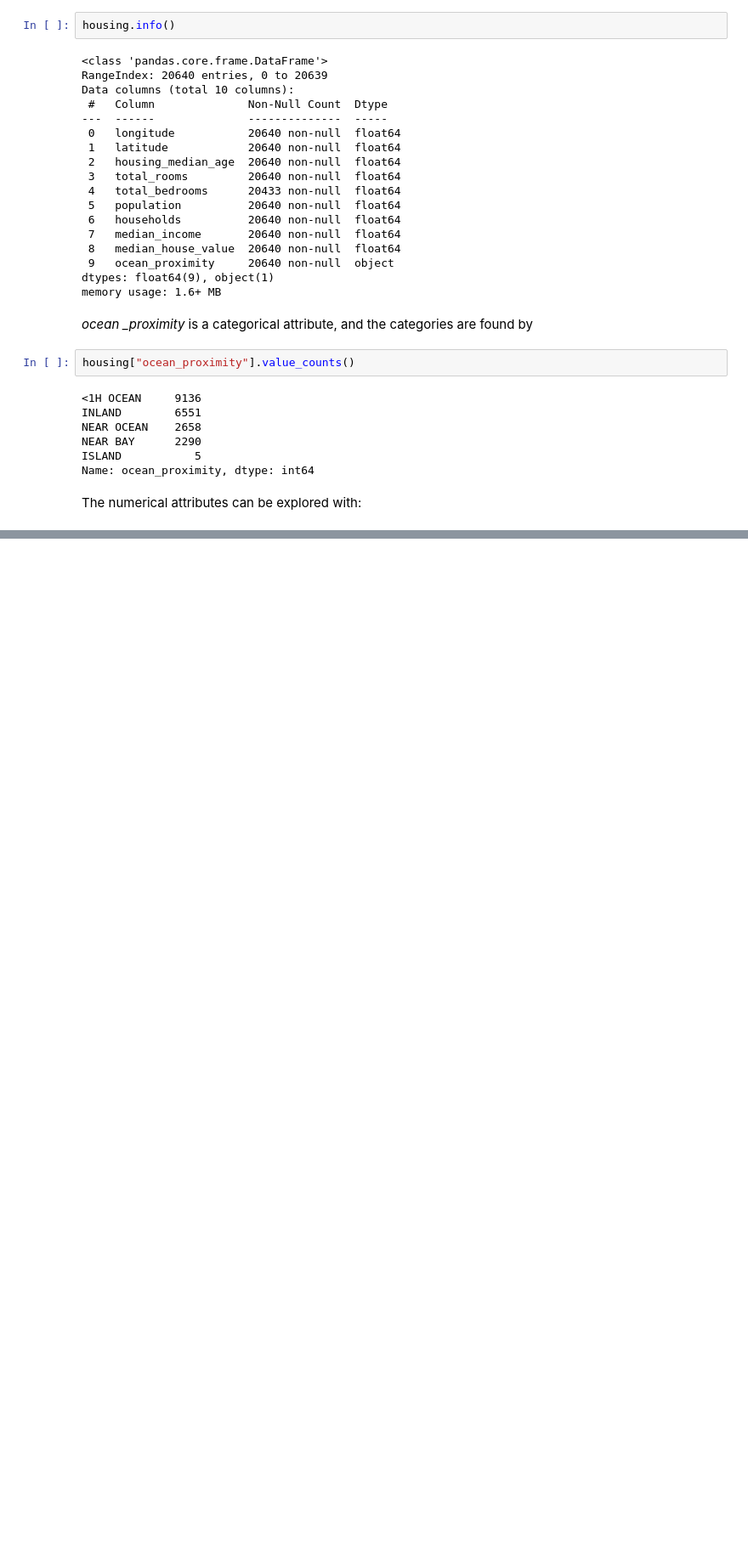
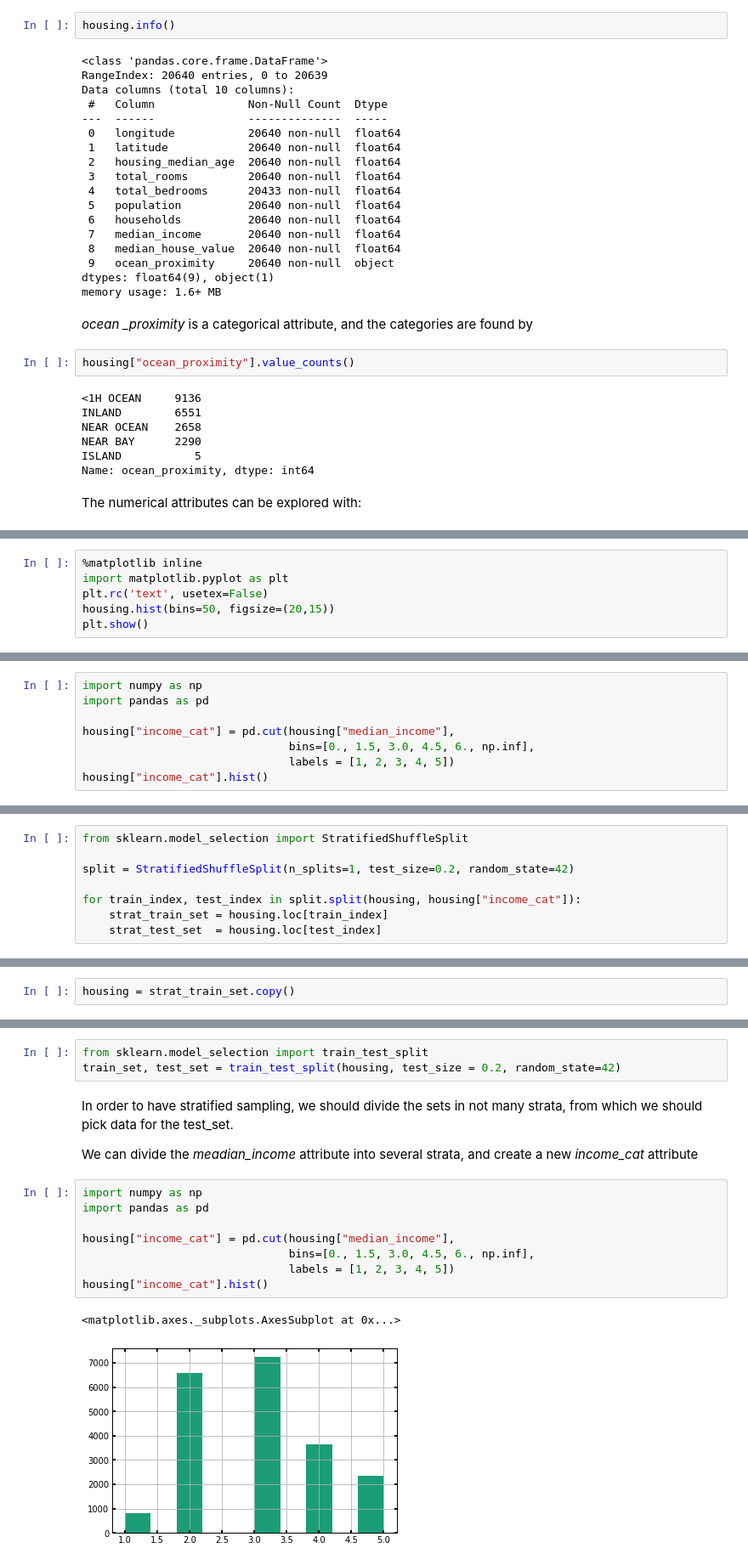
Before and after one commit to rgmartin/house_prices, a Jupyter notebook: Housing.ipynb, the cells around one changed output, grey strips where cells are left out. Shown at 85% size. Cells and saved outputs as stored; diff of their text form; blank space fills up the shorter version.

```diff
--- a/Housing.ipynb
+++ b/Housing.ipynb
@@ -62,0 +77,6 @@ housing.describe()
+# %%
+%matplotlib inline
+import matplotlib.pyplot as plt
+plt.rc('text', usetex=False)
+housing.hist(bins=50, figsize=(20,15))
+plt.show()
@@ -62,0 +98,8 @@ housing.describe()
+# %%
+import numpy as np
+import pandas as pd
+
+housing["income_cat"] = pd.cut(housing["median_income"],
+                               bins=[0., 1.5, 3.0, 4.5, 6., np.inf],
+                               labels = [1, 2, 3, 4, 5])
+housing["income_cat"].hist()
@@ -62,0 +108,8 @@ housing.describe()
+# %%
+from sklearn.model_selection import StratifiedShuffleSplit
+
+split = StratifiedShuffleSplit(n_splits=1, test_size=0.2, random_state=42)
+
+for train_index, test_index in split.split(housing, housing["income_cat"]):
+    strat_train_set = housing.loc[train_index]
+    strat_test_set  = housing.loc[test_index]
@@ -62,0 +129,2 @@ housing.describe()
+# %%
+housing = strat_train_set.copy()
@@ -73,0 +151,18 @@ housing.describe()
+# %%
+from sklearn.model_selection import train_test_split
+train_set, test_set = train_test_split(housing, test_size = 0.2, random_state=42)
+# %% [markdown]
+In order to have stratified sampling, we should divide the sets in not many strata, from which we should pick data for the test_set.
+
+We can divide the *meadian_income* attribute into several strata, and create a new *income_cat* attribute
+# %%
+import numpy as np
+import pandas as pd
+
+housing["income_cat"] = pd.cut(housing["median_income"],
+                               bins=[0., 1.5, 3.0, 4.5, 6., np.inf],
+                               labels = [1, 2, 3, 4, 5])
+housing["income_cat"].hist()
+# %% [output]
+<matplotlib.axes._subplots.AxesSubplot at 0x...>
+[figure, added]
```
Also changed, not shown: parts of 32 cells of this notebook, 1 other file.
